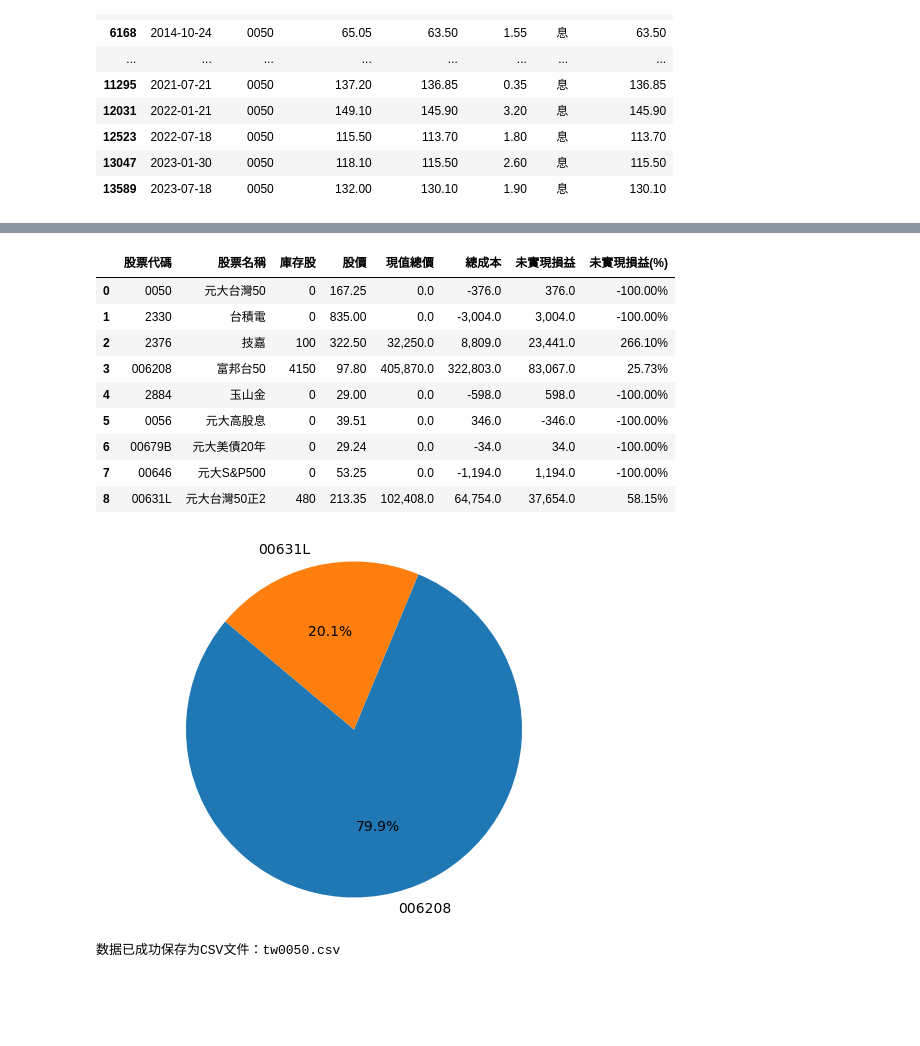
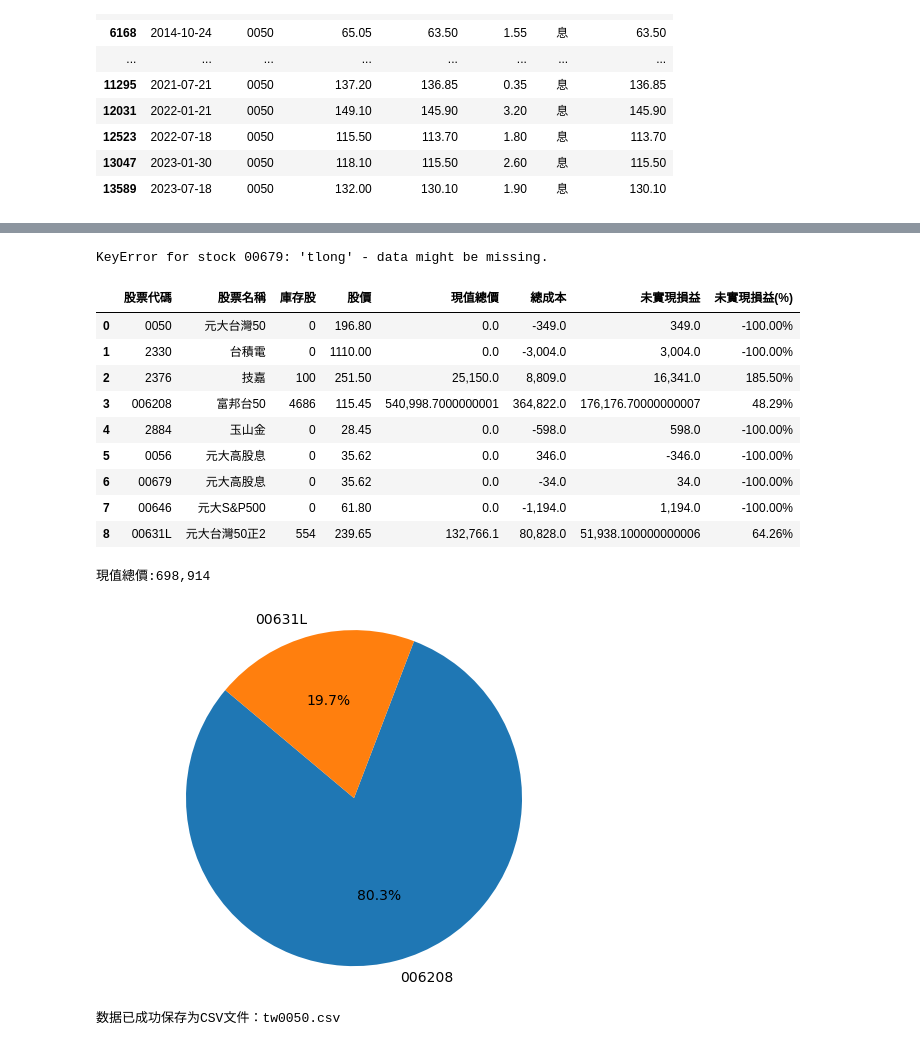
Before and after one commit to tim12332000/TW_ETF, a Jupyter notebook: startup.ipynb, the cells around one changed output, grey strips where cells are left out. Drawn from its saved outputs; the diff is of its cells as text; code cells hidden in the pictures; blank space fills up the shorter version.

```diff
--- a/startup.ipynb
+++ b/startup.ipynb
@@ -149,6 +983,8 @@ for index, row in df.iterrows():
     stock_counts[stock_code]['總成本'] += cost
     #stock_counts[stock_code]['名稱'] = twstock.Stock(stock_code).name
 
+stock_counts
+
 # 將結果轉換為 DataFrame 格式
 #stock_counts_df = pd.DataFrame.from_dict(stock_counts)
 
@@ -161,7 +997,13 @@ for index, row in df.iterrows():
 dict = {}
 data = []
 for stock_code, data_dict in stock_counts.items():
-    stock = twstock.realtime.get(stock_code)
+    try:
+        stock = twstock.realtime.get(stock_code)
+    except KeyError as e:
+        print(f"KeyError for stock {stock_code}: {e} - data might be missing.")
+    except Exception as e:
+        print(f"Error getting data for {stock_code}: {e}")
+
     name = stock['info']['name']
     count = data_dict['庫存股']
     cost = -data_dict['總成本']
@@ -208,36 +1050,52 @@ styled_df
 #price = stock.fetch(2020,2)
 #print(price)
 # %% [output]
+KeyError for stock 00679: 'tlong' - data might be missing.
 |  | 股票代碼 | 股票名稱 | 庫存股 | 股價 | 現值總價 | 總成本 | 未實現損益 | 未實現損益(%) |
-| 0 | 0050 | 元大台灣50 | 0 | 167.25 | 0.0 | -376.0 | 376.0 | -100.00% |
-| 1 | 2330 | 台積電 | 0 | 835.00 | 0.0 | -3,004.0 | 3,004.0 | -100.00% |
-| 2 | 2376 | 技嘉 | 100 | 322.50 | 32,250.0 | 8,809.0 | 23,441.0 | 266.10% |
-| 3 | 006208 | 富邦台50 | 4150 | 97.80 | 405,870.0 | 322,803.0 | 83,067.0 | 25.73% |
-| 4 | 2884 | 玉山金 | 0 | 29.00 | 0.0 | -598.0 | 598.0 | -100.00% |
-| 5 | 0056 | 元大高股息 | 0 | 39.51 | 0.0 | 346.0 | -346.0 | -100.00% |
-| 6 | 00679B | 元大美債20年 | 0 | 29.24 | 0.0 | -34.0 | 34.0 | -100.00% |
-| 7 | 00646 | 元大S&P500 | 0 | 53.25 | 0.0 | -1,194.0 | 1,194.0 | -100.00% |
-| 8 | 00631L | 元大台灣50正2 | 480 | 213.35 | 102,408.0 | 64,754.0 | 37,654.0 | 58.15% |
+| 0 | 0050 | 元大台灣50 | 0 | 196.80 | 0.0 | -349.0 | 349.0 | -100.00% |
+| 1 | 2330 | 台積電 | 0 | 1110.00 | 0.0 | -3,004.0 | 3,004.0 | -100.00% |
+| 2 | 2376 | 技嘉 | 100 | 251.50 | 25,150.0 | 8,809.0 | 16,341.0 | 185.50% |
+| 3 | 006208 | 富邦台50 | 4686 | 115.45 | 540,998.7000000001 | 364,822.0 | 176,176.70000000007 | 48.29% |
+| 4 | 2884 | 玉山金 | 0 | 28.45 | 0.0 | -598.0 | 598.0 | -100.00% |
+| 5 | 0056 | 元大高股息 | 0 | 35.62 | 0.0 | 346.0 | -346.0 | -100.00% |
+| 6 | 00679 | 元大高股息 | 0 | 35.62 | 0.0 | -34.0 | 34.0 | -100.00% |
+| 7 | 00646 | 元大S&P500 | 0 | 61.80 | 0.0 | -1,194.0 | 1,194.0 | -100.00% |
+| 8 | 00631L | 元大台灣50正2 | 554 | 239.65 | 132,766.1 | 80,828.0 | 51,938.100000000006 | 64.26% |
+# %%
+totalVal = 0.0
+
+for index, row in df.iterrows():
+    s = row["現值總價"]
+    s_clean = s.replace(",", "")
+    # 轉換成 float
+    f_val = float(s_clean)
+    # 直接轉換成 int（注意：這會捨棄小數部分）
+    i_val = int(f_val)
+    # row is a pandas Series representing one row
+    totalVal += i_val
+
+print("現值總價:" + format(int(totalVal), ",d"))
+# %% [output]
+現值總價:698,914
 # %%
-
-del dict['2376']#略過技嘉
+#del dict['2376']#略過技嘉
 labels = [key for key, value in dict.items() if value['valTotal'] != 0 and key]
 totalVals = [value['valTotal'] for value in dict.values() if value['valTotal'] != 0]
 #data
 #labels
 totalVals
 
 # 指定中文字體
 from matplotlib.font_manager import FontProperties
 #font = FontProperties(fname='SimHei.ttf', size=14)
 
 # 創建圓餅圖
 plt.pie(totalVals, labels=labels, autopct='%1.1f%%', startangle=140)
 plt.axis('equal')  # 使圓餅圖為圓形
 plt.title('', fontproperties='Arial')  # 使用中文字體
 plt.show()
 # %% [output]
-[figure, old version]
+[figure, new version]
 # %%
 import twstock
 import pandas as pd
```
Also changed, not shown: parts of 14 cells of this notebook, 1 other file.
